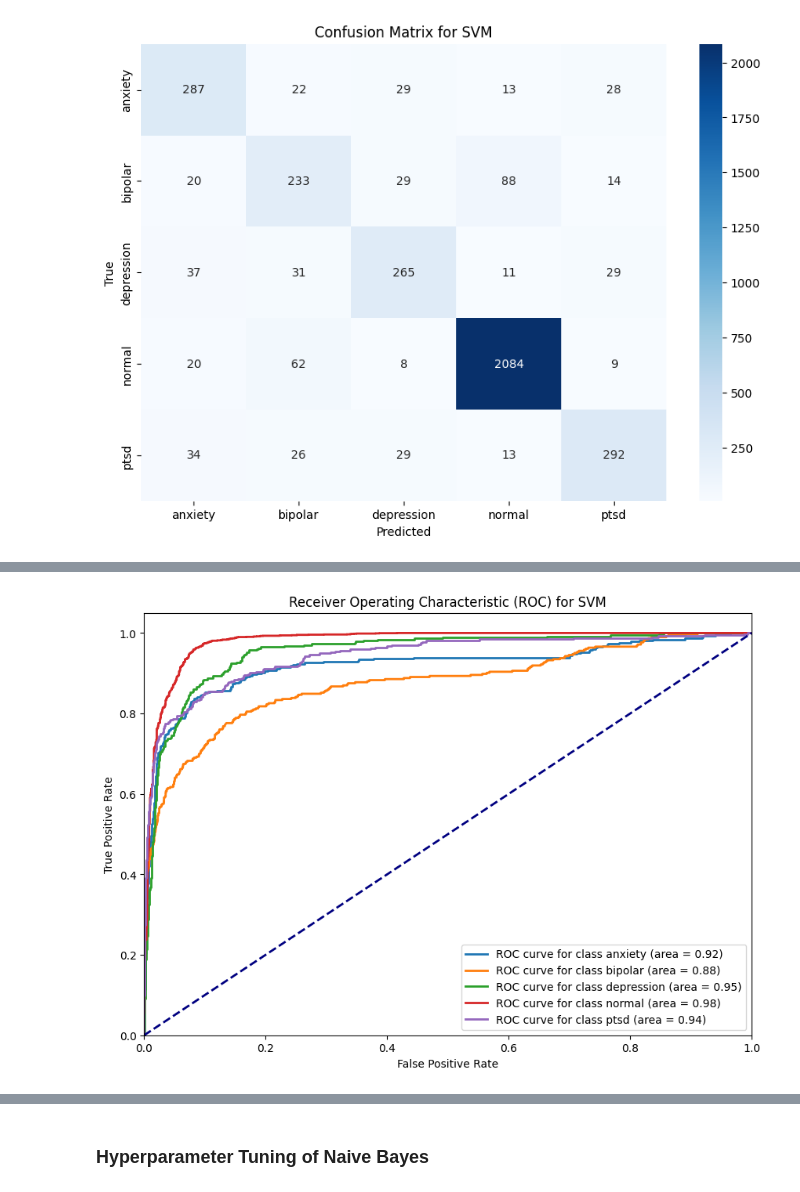
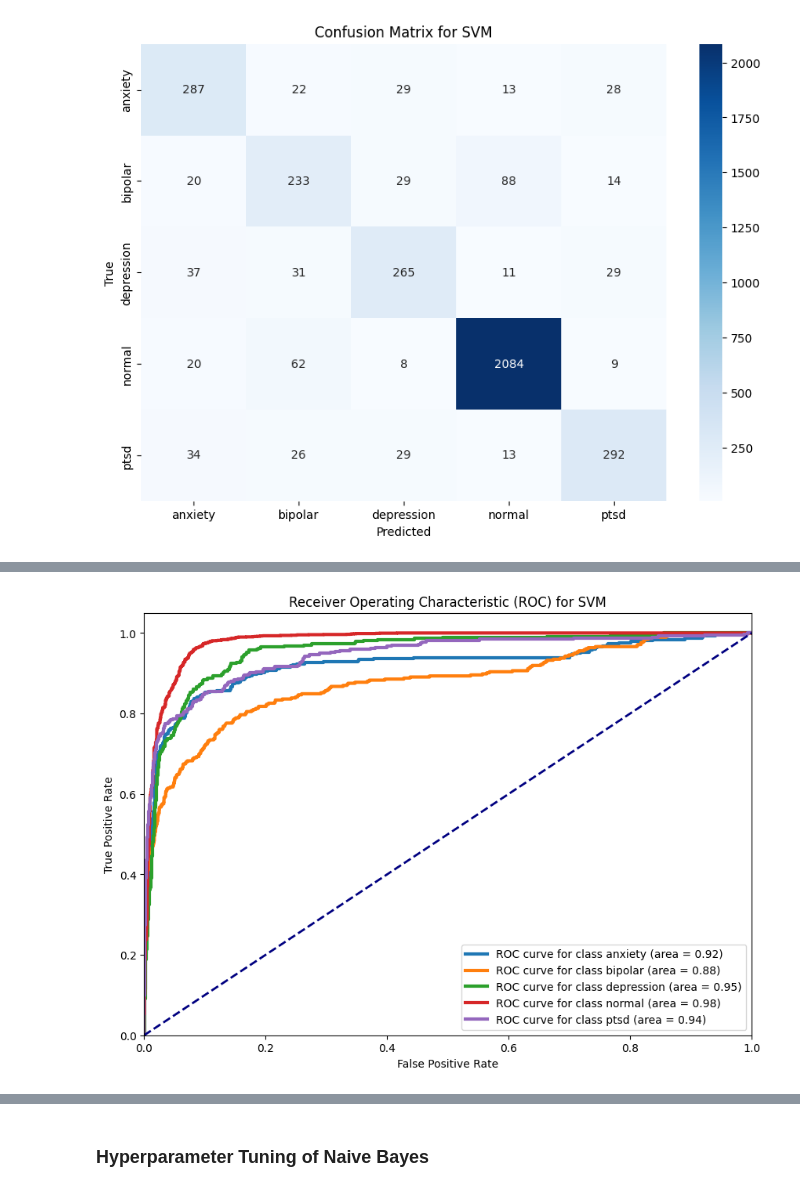
Before and after one commit to arkapg211002/MAFSMBMDDPWI-FYP-2025, a Jupyter notebook: D03 Model Training and Evaluation/08 HPT.ipynb, the cells around one changed output, grey strips where cells are left out. Drawn from its saved outputs; the diff is of its cells as text; code cells hidden in the pictures.

```diff
--- a/D03 Model Training and Evaluation/08 HPT.ipynb
+++ b/D03 Model Training and Evaluation/08 HPT.ipynb
@@ -413,32 +636,32 @@ plt.show()
 # ROC Curve
 
 from sklearn.metrics import roc_curve, auc
 from sklearn.preprocessing import label_binarize
 
 # Binarize the output
 y_test_binarized = label_binarize(y_test, classes=best_model.classes_)
 n_classes = y_test_binarized.shape[1]
 
 # Compute ROC curve and ROC area for each class
 fpr = dict()
 tpr = dict()
 roc_auc = dict()
 for i in range(n_classes):
     fpr[i], tpr[i], _ = roc_curve(y_test_binarized[:, i], best_model.decision_function(X_test)[:, i])
     roc_auc[i] = auc(fpr[i], tpr[i])
 
 # Plot ROC curve for each class
 plt.figure(figsize=(10, 7))
 for i in range(n_classes):
-    plt.plot(fpr[i], tpr[i], lw=2, label='ROC curve for class {} (area = {:.2f})'.format(best_model.classes_[i], roc_auc[i]))
+    plt.plot(fpr[i], tpr[i], lw=3, label='ROC curve for class {} (area = {:.2f})'.format(best_model.classes_[i], roc_auc[i]))
 
 plt.plot([0, 1], [0, 1], color='navy', lw=2, linestyle='--')
 plt.xlim([0.0, 1.0])
 plt.ylim([0.0, 1.05])
 plt.xlabel('False Positive Rate')
 plt.ylabel('True Positive Rate')
 plt.title('Receiver Operating Characteristic (ROC) for SVM')
 plt.legend(loc="lower right")
 plt.show()
 # %% [output]
-[figure, old version]
+[figure, new version]
```
Also changed, not shown: parts of 12 cells of this notebook.
